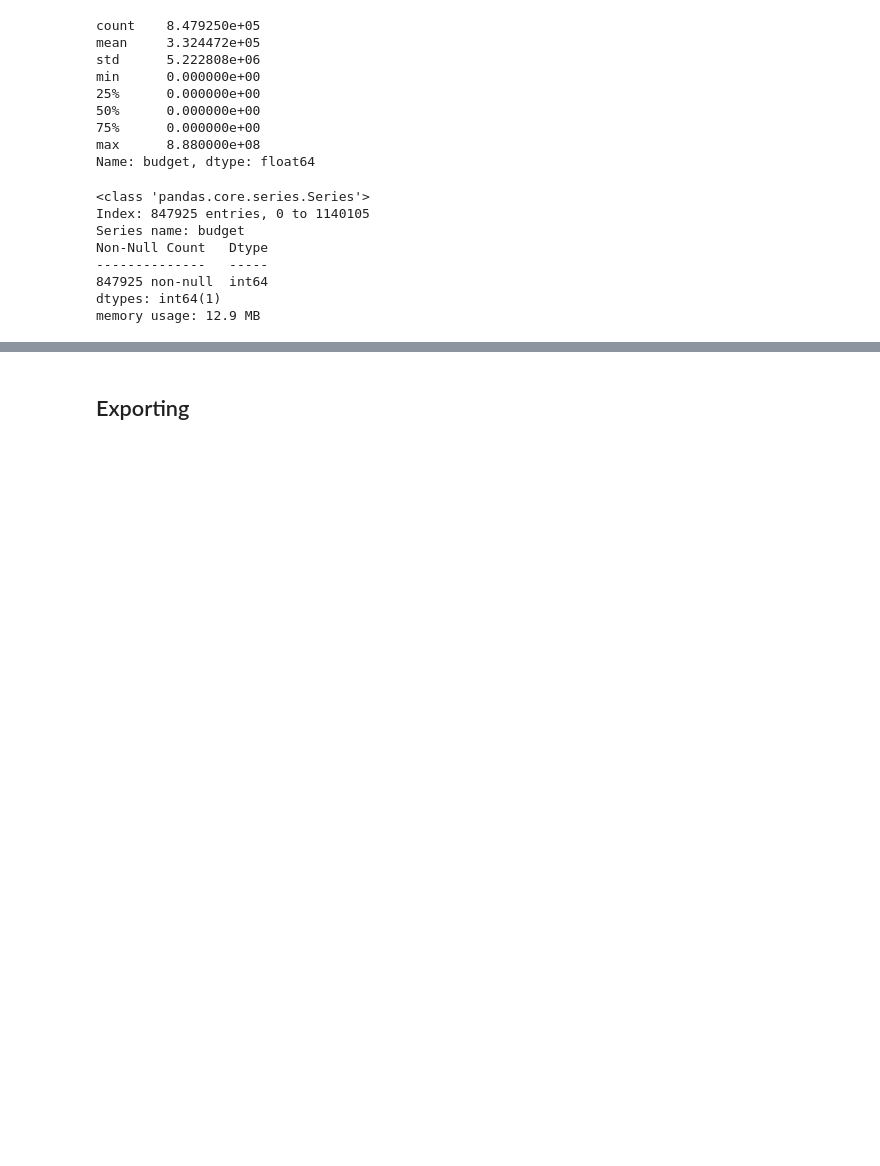
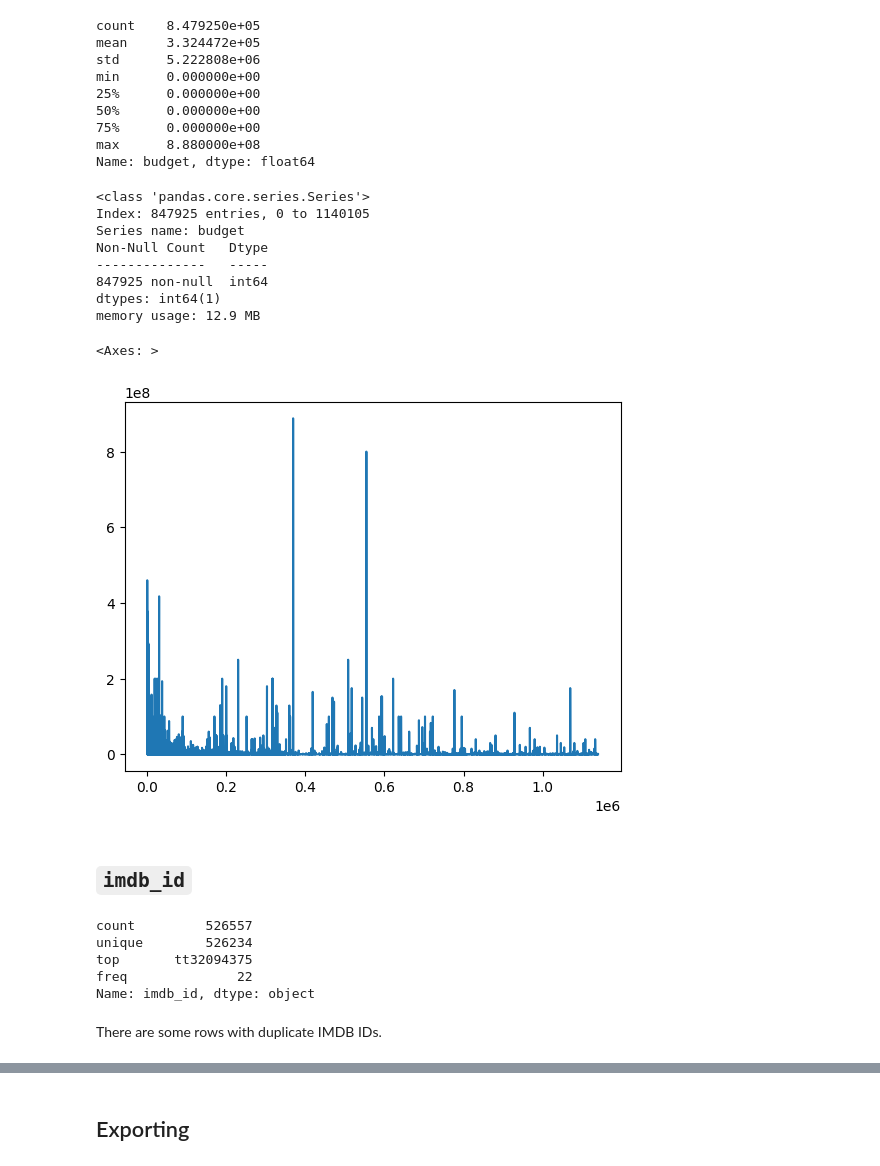
Before and after one commit to KiwiFlavorBepis/FilmFinder, a Jupyter notebook: Data/Data Cleaning/Data_Cleaning.ipynb, the cells around one changed output, grey strips where cells are left out. Cells and saved outputs as stored; diff of their text form; code cells hidden in the pictures; blank space fills up the shorter version.

```diff
--- a/Data/Data Cleaning/Data_Cleaning.ipynb
+++ b/Data/Data Cleaning/Data_Cleaning.ipynb
@@ -402,3 +402,20 @@ Non-Null Count   Dtype
 847925 non-null  int64
 dtypes: int64(1)
 memory usage: 12.9 MB
+# %%
+data.budget.plot()
+# %% [output]
+<Axes: >
+[figure, added]
+# %% [markdown]
+## `imdb_id`
+# %%
+data.imdb_id.describe()
+# %% [output]
+count         526557
+unique        526234
+top       tt32094375
+freq              22
+Name: imdb_id, dtype: object
+# %% [markdown]
+There are some rows with duplicate IMDB IDs.
```
Also changed, not shown: parts of 71 cells of this notebook.
